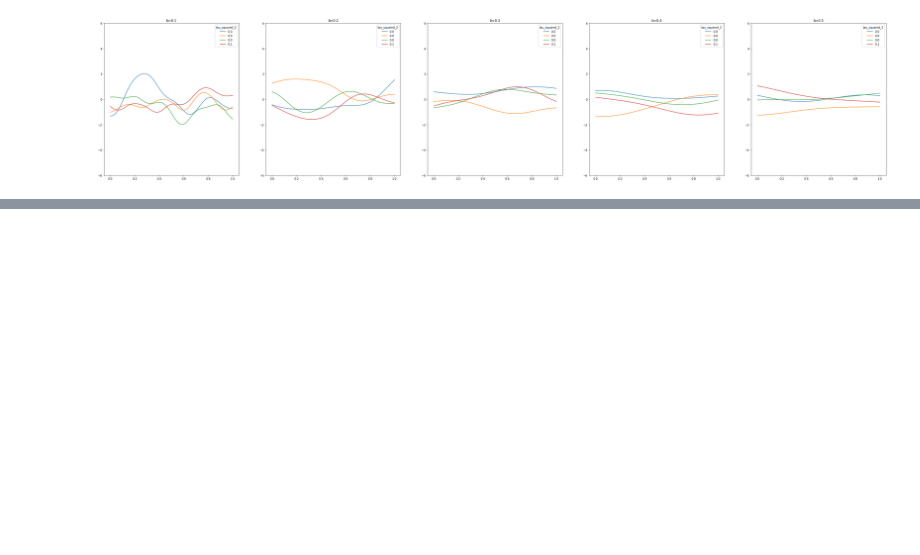
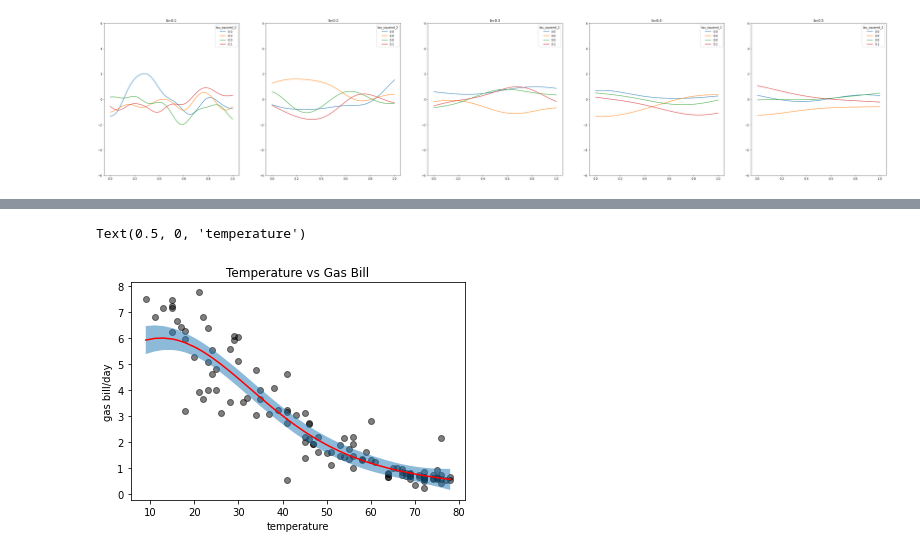
Before and after one commit to milesokamoto/miles-sds383d, a Jupyter notebook: exercises_6/gaussian_processes.ipynb, the cells around one changed output, grey strips where cells are left out. Cells and saved outputs as stored; diff of their text form; code cells hidden in the pictures; blank space fills up the shorter version.

```diff
--- a/exercises_6/gaussian_processes.ipynb
+++ b/exercises_6/gaussian_processes.ipynb
@@ -64 +67,6 @@ def plot_gp(x, hyperparameters, cov_func):
+# %%
+utilities = pd.read_csv("../data/utilities.csv").sort_values("temp")
+# %%
+x = np.array(utilities["temp"])
+y = np.array(utilities["gasbill"]/utilities["billingdays"])
 # %%
@@ -69,0 +75,8 @@ ValueError: maximum supported dimension for an ndarray is 32, found 501
+# %%
+plot_ci(x, y, y_pred, ci)
+plt.title("Temperature vs Gas Bill")
+plt.ylabel("gas bill/day")
+plt.xlabel("temperature")
+# %% [output]
+Text(0.5, 0, 'temperature')
+[figure, added]
```
Also changed, not shown: parts of 42 cells of this notebook, 1 other file.
